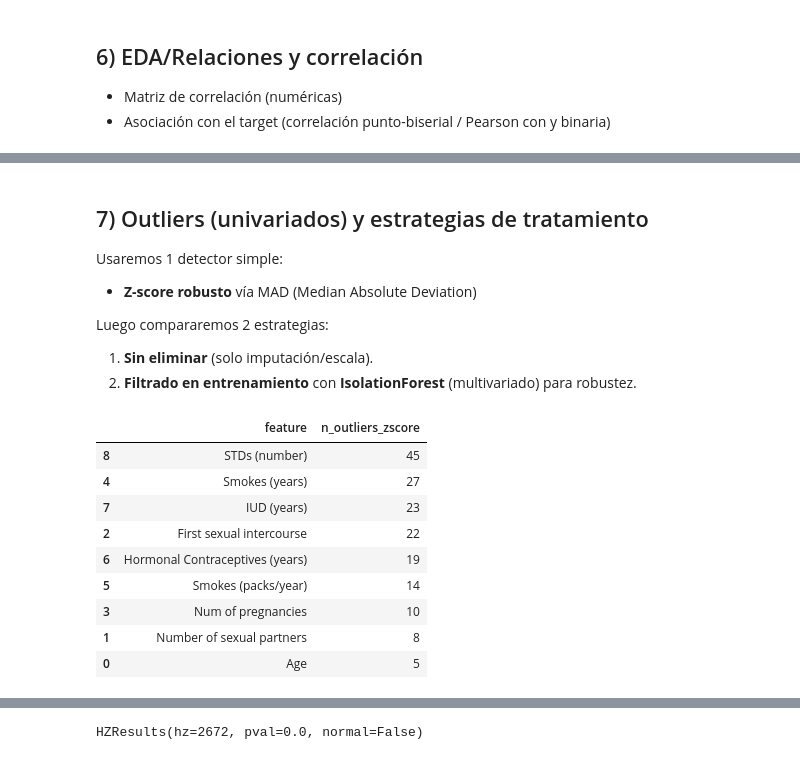
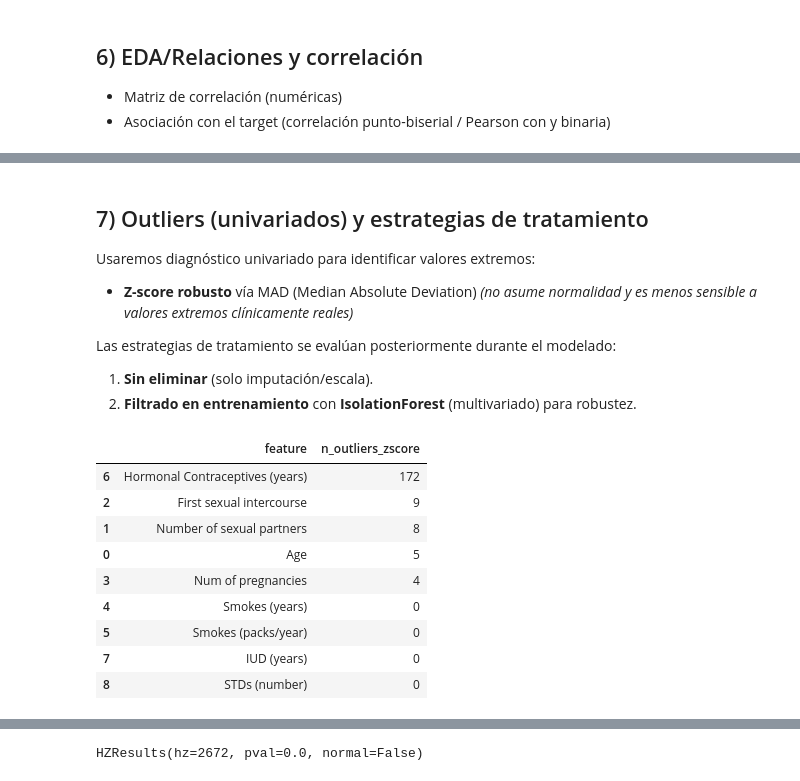
Before and after one commit to GuissellB/Estadistica_multivariada_proyecto_final, a Jupyter notebook: Cervical_Cancer_Risk_EDA_Modelos.ipynb, the cells around one changed output, grey strips where cells are left out. Drawn from its saved outputs; the diff is of its cells as text; code cells hidden in the pictures.

```diff
--- a/Cervical_Cancer_Risk_EDA_Modelos.ipynb
+++ b/Cervical_Cancer_Risk_EDA_Modelos.ipynb
@@ -553,39 +553,44 @@ Passing `palette` without assigning `hue` is deprecated and will be removed in v
 # %% [markdown]
 ## 7) Outliers (univariados) y estrategias de tratamiento
 
-Usaremos 1 detector simple:
-- **Z-score robusto** vía MAD (Median Absolute Deviation)
+Usaremos diagnóstico univariado para identificar valores extremos:
+- **Z-score robusto** vía MAD (Median Absolute Deviation) *(no asume normalidad y es menos sensible a valores extremos clínicamente reales)*
 
-Luego compararemos 2 estrategias:
+Las estrategias de tratamiento se evalúan posteriormente durante el modelado:
 1) **Sin eliminar** (solo imputación/escala).
 2) **Filtrado en entrenamiento** con **IsolationForest** (multivariado) para robustez.
 # %%
-def outliers_zscore(series, thresh=3.0):
-    s = pd.to_numeric(series, errors="coerce")
-    mu = np.nanmean(s)
-    sigma = np.nanstd(s, ddof=0)
-    if sigma == 0 or np.isnan(sigma):
+def outliers_zscore(series, thresh=3.5):
+    s = pd.to_numeric(series, errors="coerce").dropna()
+    if s.nunique() < 5:
         return pd.Index([])
-    z = (s - mu) / sigma
-    return series[np.abs(z) > thresh].index
+
+    median = np.median(s)
+    mad = np.median(np.abs(s - median))
+
+    if mad == 0 or np.isnan(mad):
+        return pd.Index([])
+
+    robust_z = 0.6745 * (s - median) / mad
+    return s.index[np.abs(robust_z) > thresh]
 
 outlier_report = []
 for c in num_cols_wo_target:
     if df[c].dropna().nunique() < 5:
         continue
-    idx_z = outliers_zscore(df[c], thresh=3.0)
+    idx_z = outliers_zscore(df[c], thresh=3.5)
     outlier_report.append((c, len(idx_z)))
 
 outlier_report = pd.DataFrame(outlier_report, columns=["feature", "n_outliers_zscore"])
 display(outlier_report.sort_values("n_outliers_zscore", ascending=False).head(20))
 # %% [output]
 |  | feature | n_outliers_zscore |
-| 8 | STDs (number) | 45 |
-| 4 | Smokes (years) | 27 |
-| 7 | IUD (years) | 23 |
-| 2 | First sexual intercourse | 22 |
-| 6 | Hormonal Contraceptives (years) | 19 |
-| 5 | Smokes (packs/year) | 14 |
-| 3 | Num of pregnancies | 10 |
+| 6 | Hormonal Contraceptives (years) | 172 |
+| 2 | First sexual intercourse | 9 |
 | 1 | Number of sexual partners | 8 |
 | 0 | Age | 5 |
+| 3 | Num of pregnancies | 4 |
+| 4 | Smokes (years) | 0 |
+| 5 | Smokes (packs/year) | 0 |
+| 7 | IUD (years) | 0 |
+| 8 | STDs (number) | 0 |
```
Also changed, not shown: parts of 12 cells of this notebook.
